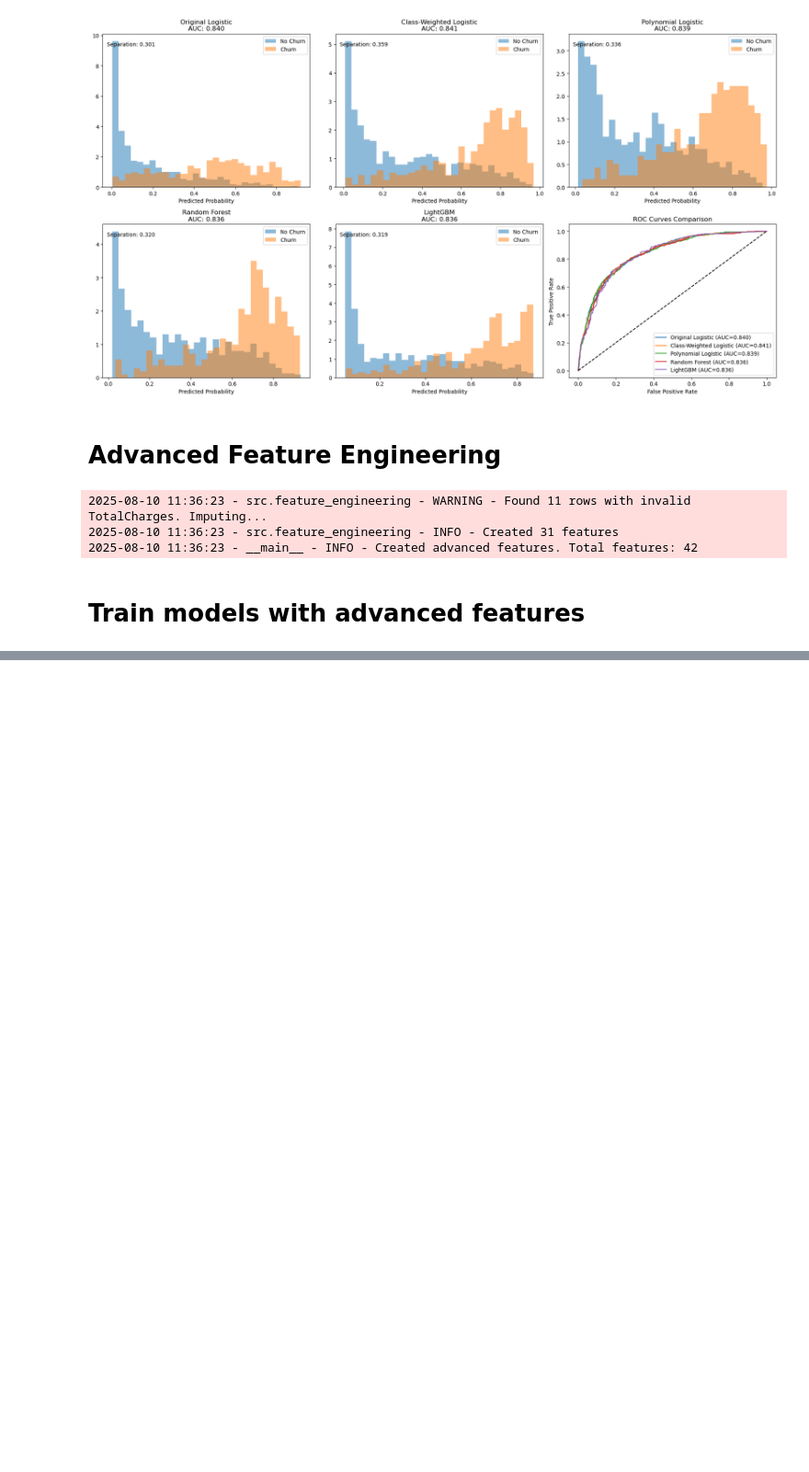
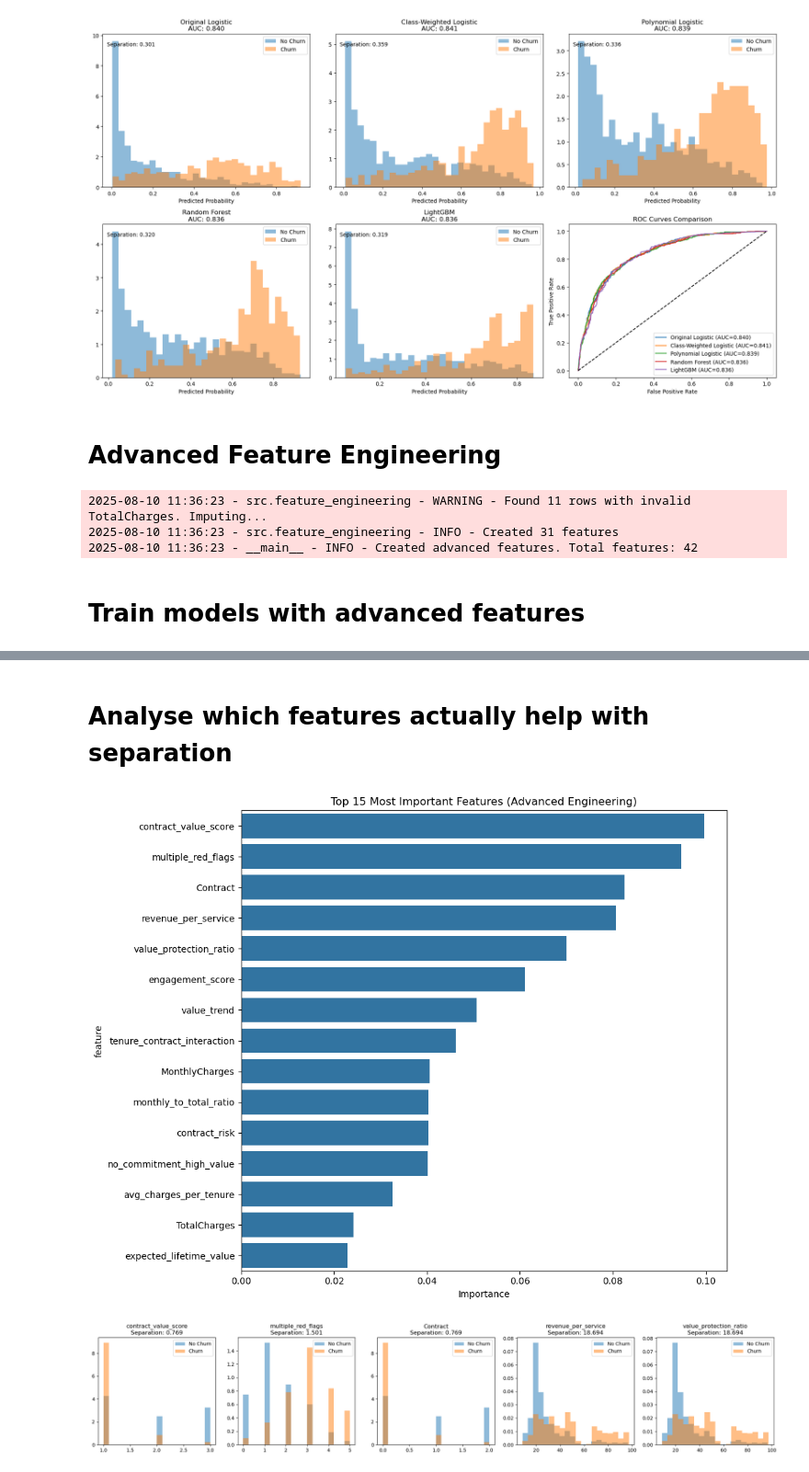
Before and after one commit to Muhammadali1029/churn-prediction-project, a Jupyter notebook: churn-prediction/notebooks/02_model_development.ipynb, the cells around one changed output, grey strips where cells are left out. Shown at 92% size. Cells and saved outputs as stored; diff of their text form; code cells hidden in the pictures; blank space fills up the shorter version.

Commit message:
plot feature importance

```diff
--- a/churn-prediction/notebooks/02_model_development.ipynb
+++ b/churn-prediction/notebooks/02_model_development.ipynb
@@ -917,0 +936,38 @@ print(f"Calibrated GB AUC: {roc_auc_score(y_val_adv, y_pred_gb_adv):.4f}")
+# %% [markdown]
+# Analyse which features actually help with separation
+# %%
+# Feature importance from Random Forest
+feature_importance_adv = pd.DataFrame({
+    'feature': X_train_adv.columns,
+    'importance': rf_adv.feature_importances_
+}).sort_values('importance', ascending=False).head(20)
+
+# Plot top features
+plt.figure(figsize=(10, 8))
+sns.barplot(data=feature_importance_adv.head(15), y='feature', x='importance')
+plt.title('Top 15 Most Important Features (Advanced Engineering)')
+plt.xlabel('Importance')
+plt.tight_layout()
+plt.show()
+
+# Check separation for top features
+top_features = feature_importance_adv.head(5)['feature'].tolist()
+fig, axes = plt.subplots(1, 5, figsize=(20, 4))
+
+for idx, feature in enumerate(top_features):
+    ax = axes[idx]
+
+    # Plot distribution by class
+    churn_values = X_train_adv[y_train_adv == 1][feature]
+    no_churn_values = X_train_adv[y_train_adv == 0][feature]
+
+    ax.hist(no_churn_values, bins=20, alpha=0.5, label='No Churn', density=True)
+    ax.hist(churn_values, bins=20, alpha=0.5, label='Churn', density=True)
+    ax.set_title(f'{feature}\nSeparation: {abs(churn_values.mean() - no_churn_values.mean()):.3f}')
+    ax.legend()
+
+plt.tight_layout()
+plt.show()
+# %% [output]
+[figure, added]
+[figure, added]
```
Also changed, not shown: parts of 1 cell of this notebook.
